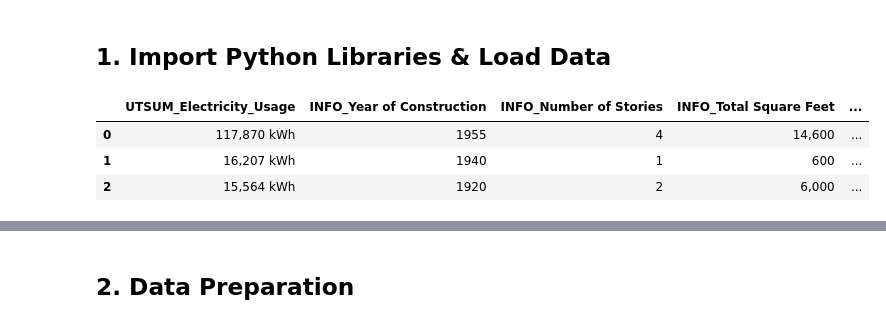
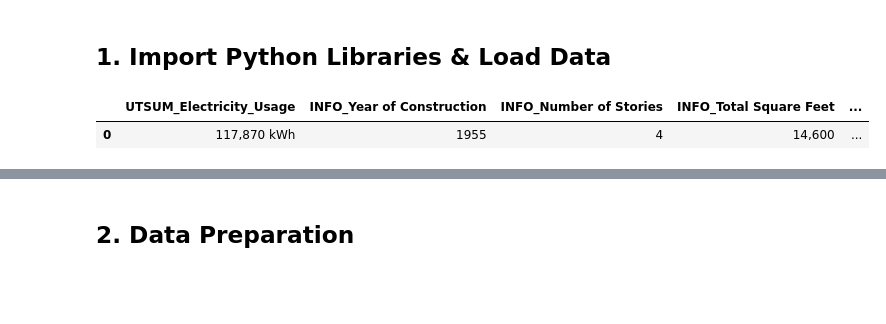
Before and after one commit to gpguerra7/-Energy-Efficiency-Project, a Jupyter notebook: Modelling Energy Usage in New York.ipynb, the cells around one changed output, grey strips where cells are left out. Cells and saved outputs as stored; diff of their text form; code cells hidden in the pictures; blank space fills up the shorter version.

```diff
--- a/Modelling Energy Usage in New York.ipynb
+++ b/Modelling Energy Usage in New York.ipynb
@@ -12,21 +12,15 @@ import matplotlib.pyplot as plt
 import seaborn as sns
 from sklearn import linear_model
 # %%
-df1 = pd.read_csv('BlocPower_T.csv')
-df2 = pd.read_csv('CDD-HDD-Features.csv')
-df3 = pd.read_csv('HDD-Features.csv')
+bloc_df = pd.read_csv('BlocPower_T.csv')
+cdd_hdd_df = pd.read_csv('CDD-HDD-Features.csv')
+hdd_df = pd.read_csv('HDD-Features.csv')
 energy_loc_df = pd.read_csv('clusterEnergyLocation.csv')
 sensor_data_df = pd.read_csv('CombinedSensorData.csv')
+energy_loc_df = energy_loc_df[['AddressID', 'property_name', 'Address', 'Zipcode', 'Long', 'Lat', 'Annual Energy Bill (USD)']]
-# %%
-#rename dataframes
-bloc_df = df1
-cdd_hdd_df = df2
-hdd_df = df3
 # %%
 #Buidling information provided by BlocPower
-bloc_df.head(3)
+bloc_df.head(1)
 # %% [output]
 |  | UTSUM_Electricity_Usage | INFO_Year of Construction | INFO_Number of Stories | INFO_Total Square Feet | ... |
 | 0 | 117,870 kWh | 1955 | 4 | 14,600 | ... |
-| 1 | 16,207 kWh | 1940 | 1 | 600 | ... |
-| 2 | 15,564 kWh | 1920 | 2 | 6,000 | ... |
```
Also changed, not shown: parts of 18 cells of this notebook, 1 other file.
